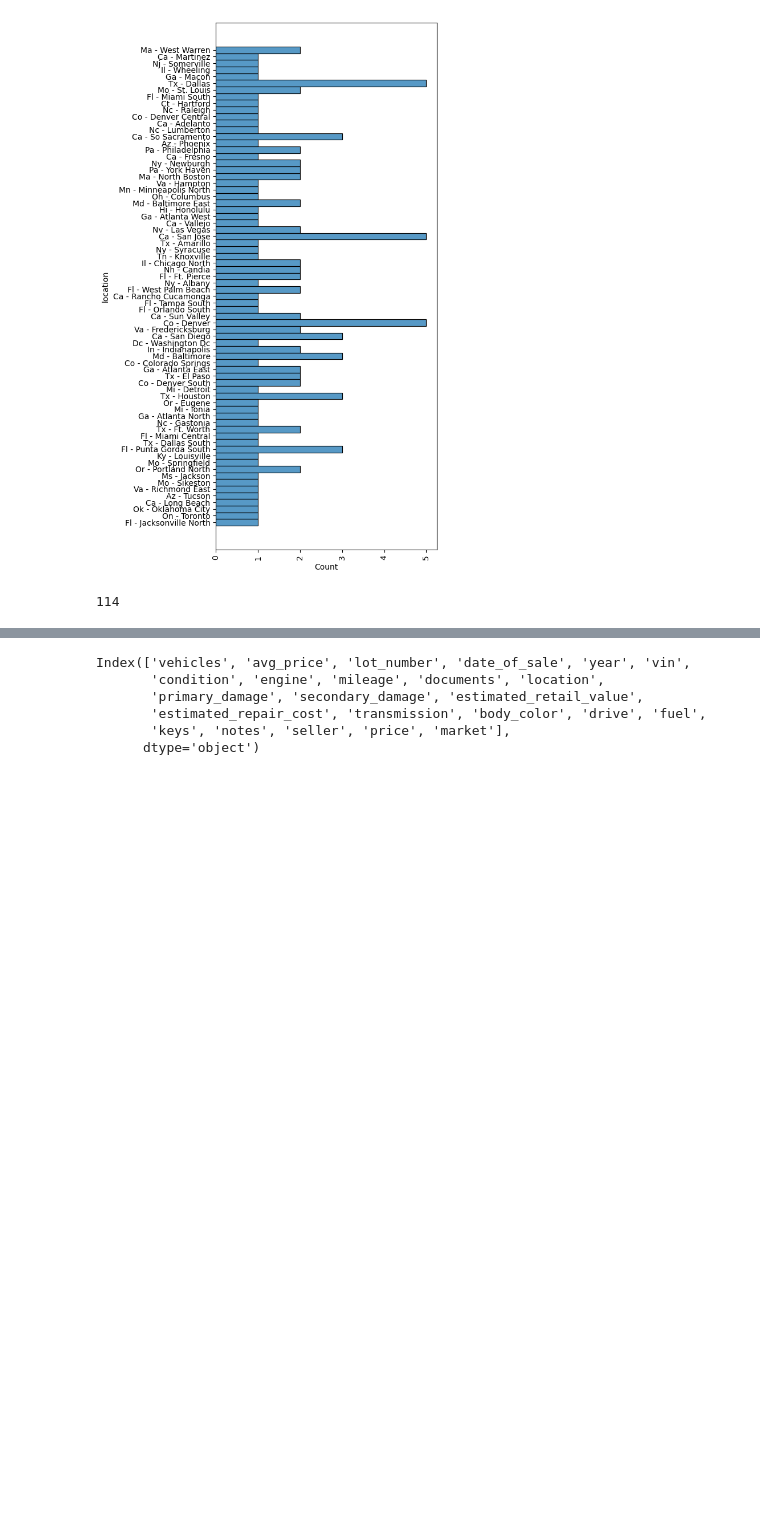
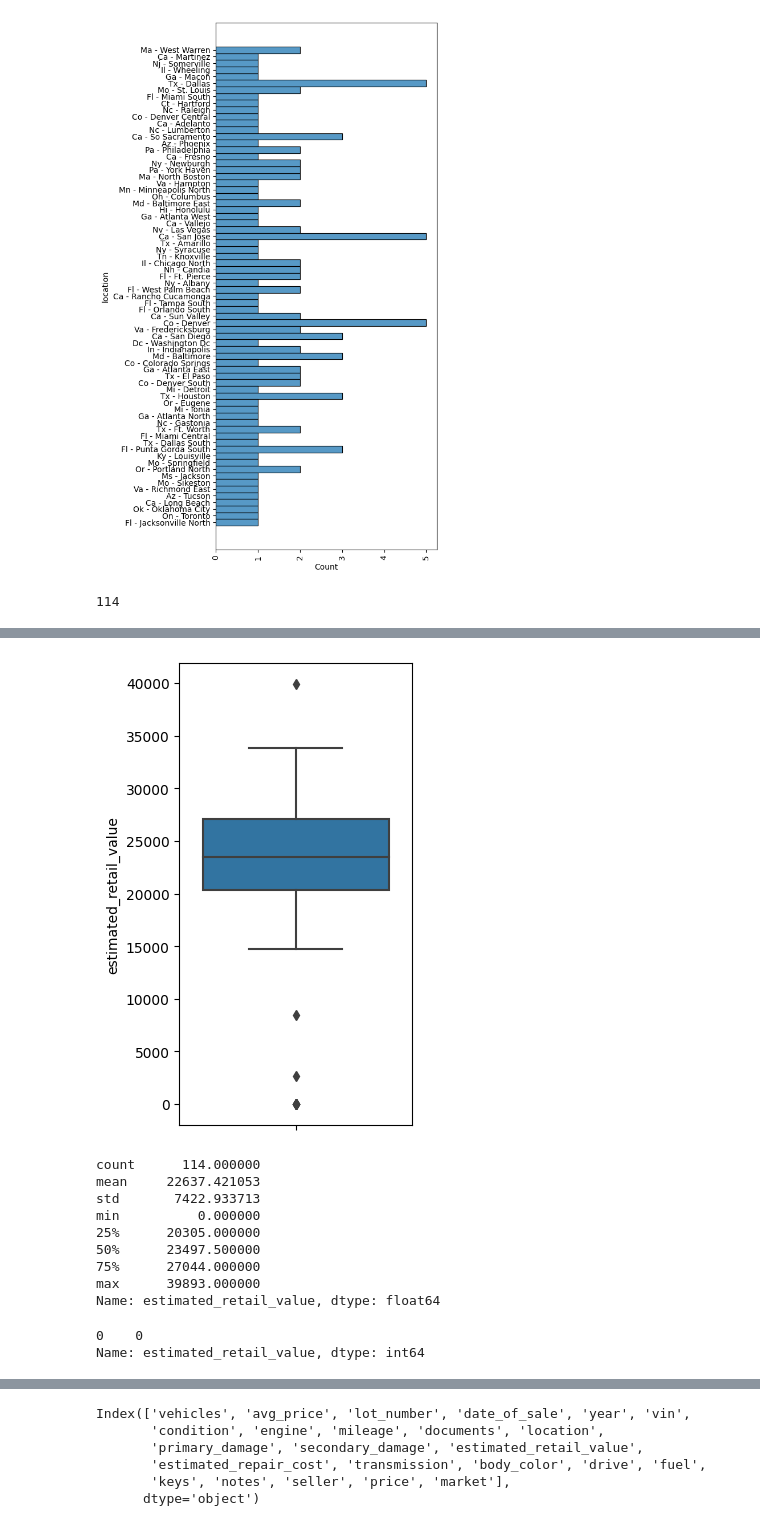
Before and after one commit to areg-hovakimyan/car-data, a Jupyter notebook: parsing_saled_car_data.ipynb, the cells around one changed output, grey strips where cells are left out. Drawn from its saved outputs; the diff is of its cells as text; code cells hidden in the pictures; blank space fills up the shorter version.

```diff
--- a/parsing_saled_car_data.ipynb
+++ b/parsing_saled_car_data.ipynb
@@ -242,0 +264,21 @@ plt.show()
+# %%
+plt.figure(figsize = (3, 6))
+plot = sns.boxplot(data = df, y = 'estimated_retail_value')
+plt.show()
+df['estimated_retail_value'].describe()
+# %% [output]
+[figure, added]
+count      114.000000
+mean     22637.421053
+std       7422.933713
+min          0.000000
+25%      20305.000000
+50%      23497.500000
+75%      27044.000000
+max      39893.000000
+Name: estimated_retail_value, dtype: float64
+# %%
+df['estimated_retail_value'].mode()
+# %% [output]
+0    0
+Name: estimated_retail_value, dtype: int64
```
Also changed, not shown: parts of 19 cells of this notebook, 1 other file.
